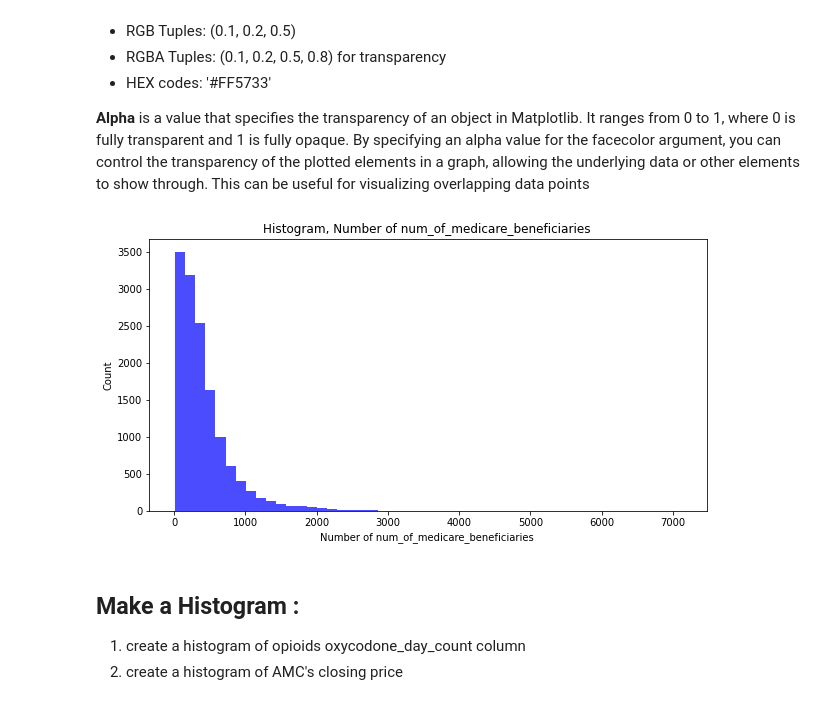
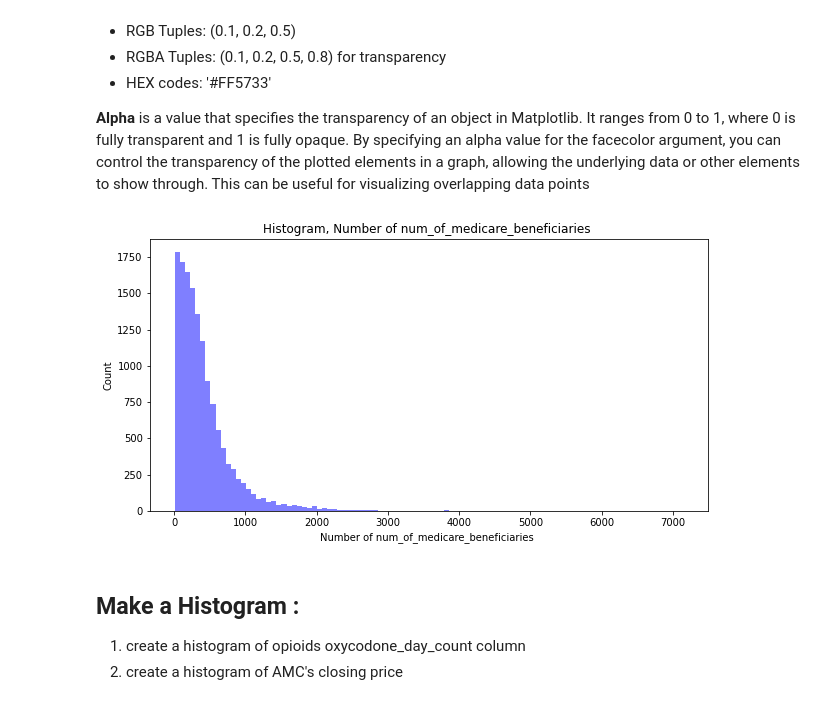
Before and after one commit to MonkeyWrenchGang/MGTPython, a Jupyter notebook: module_4/4_1_matplotlib_pyplot.ipynb, the cells around one changed output. Drawn from its saved outputs; the diff is of its cells as text; code cells hidden in the pictures.

```diff
--- a/module_4/4_1_matplotlib_pyplot.ipynb
+++ b/module_4/4_1_matplotlib_pyplot.ipynb
@@ -224,18 +224,18 @@ You need the following info:
 # %%
 # -- change figure size, figsize= (Width, Height) --
 plt.figure(figsize=(10,5))
 
 # -- simply change the bin size to make the chart look better --
 plt.hist(opioid['num_of_medicare_beneficiaries'],
-         bins=50,                                 # change to 20, 50, 100, 250
+         bins=100,                                 # change to 20, 50, 100, 250
          facecolor='blue',                        # change red, blue, green
-         alpha=0.7)                               # change from 0.25, 0.5, 0.75
+         alpha=0.5)                               # change from 0.25, 0.5, 0.75
 plt.title('Histogram, Number of num_of_medicare_beneficiaries ')
 plt.ylabel('Count')
 plt.xlabel('Number of num_of_medicare_beneficiaries ')
 plt.show()
 # %% [output]
-[figure, old version]
+[figure, new version]
 # %% [markdown]
 ## Make a Histogram :
 
```
Also changed, not shown: parts of 3 cells of this notebook.
